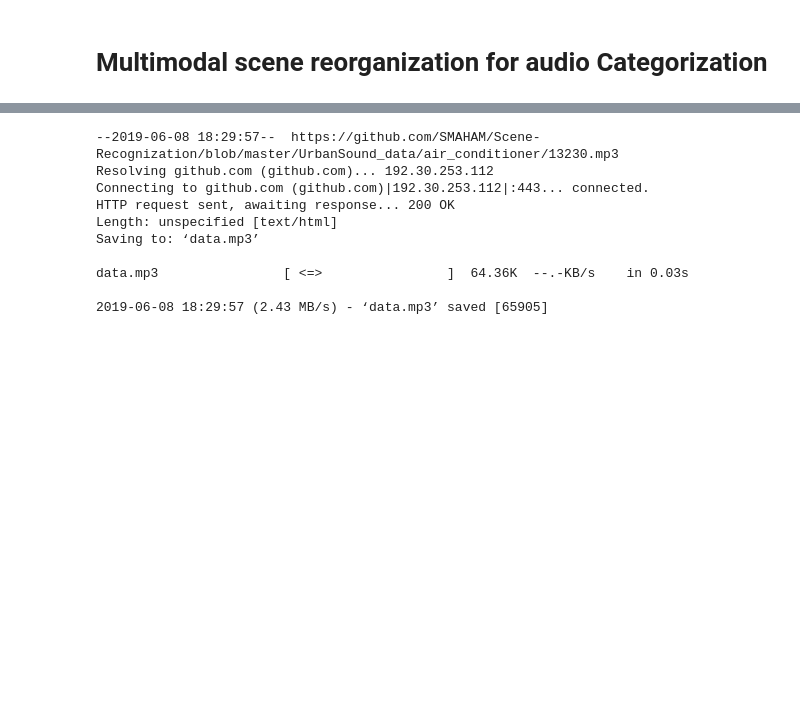
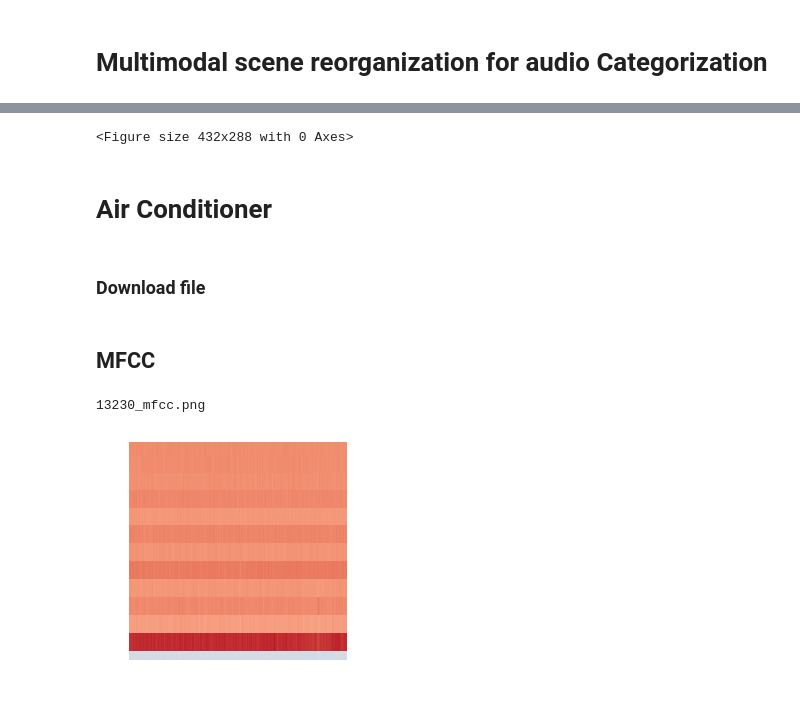
Before and after one commit to SMAHAM/Scene-Recognization, a Jupyter notebook: scene_reorganization.ipynb, the cells around one changed output, grey strips where cells are left out. Cells and saved outputs as stored; diff of their text form; code cells hidden in the pictures; blank space fills up the shorter version.

```diff
--- a/scene_reorganization.ipynb
+++ b/scene_reorganization.ipynb
@@ -65,13 +32,45 @@ librosa.display.specshow(mfcc, x_coords=None, y_coords=None, x_axis=None, y_axis
+# %%
+n_mfcc = 13
+#Store the sampling rate as `sr`
+sr = 44100
+# ---Set the hop length; at 22050 Hz, 512 samples ~= 23ms
+hop_length = 512
+window_size = 1024
+
+plt.subplots_adjust(wspace=0, hspace=0)
+fig = plt.Figure(figsize=(5,5))
+canvas = FigureCanvas(fig)
+ax = fig.add_subplot(111)
+ax.axis('off')
+#cropping area
+area = (50, 50, 306, 306)
+# %% [output]
+<Figure size 432x288 with 0 Axes>
+# %% [markdown]
+# Air Conditioner
+# %% [markdown]
+### Download file
 # %%
-!wget https://github.com/SMAHAM/Scene-Recognization/blob/master/UrbanSound_data/air_conditioner/13230.mp3 -O data.mp3
+!wget https://github.com/SMAHAM/Scene-Recognization/blob/master/UrbanSound_data/air_conditioner/13230.mp3?raw=true -O 13230.mp3 > /dev/null 2>&1
+filename = '13230'
+file_ext = '.mp3'
+#load in librosa
+sig, rate = librosa.load(filename+file_ext, sr=sr)
-# %% [output]
---2019-06-08 18:29:57--  https://github.com/SMAHAM/Scene-Recognization/blob/master/UrbanSound_data/air_conditioner/13230.mp3
-Resolving github.com (github.com)... 192.30.253.112
-Connecting to github.com (github.com)|192.30.253.112|:443... connected.
-HTTP request sent, awaiting response... 200 OK
-Length: unspecified [text/html]
-Saving to: ‘data.mp3’
-
-data.mp3                [ <=>                ]  64.36K  --.-KB/s    in 0.03s
-
-2019-06-08 18:29:57 (2.43 MB/s) - ‘data.mp3’ saved [65905]
+# %% [markdown]
+## MFCC
+# %%
+mfcc = librosa.feature.mfcc(y=sig, sr=rate, hop_length=hop_length, n_mfcc=n_mfcc)
+
+librosa.display.specshow(mfcc, sr=sr, hop_length=hop_length, ax=ax)
+img_name = filename+'_mfcc.png'
+print(img_name)
+fig.savefig(img_name)
+
+img = Image.open(img_name)
+cropped_img = img.crop(area)
+plt.axis('off')
+imgplot = plt.imshow(cropped_img)
+cropped_img.save(img_name)
+# %% [output]
+13230_mfcc.png
+[figure, added]
```
Also changed, not shown: parts of 20 cells of this notebook.
